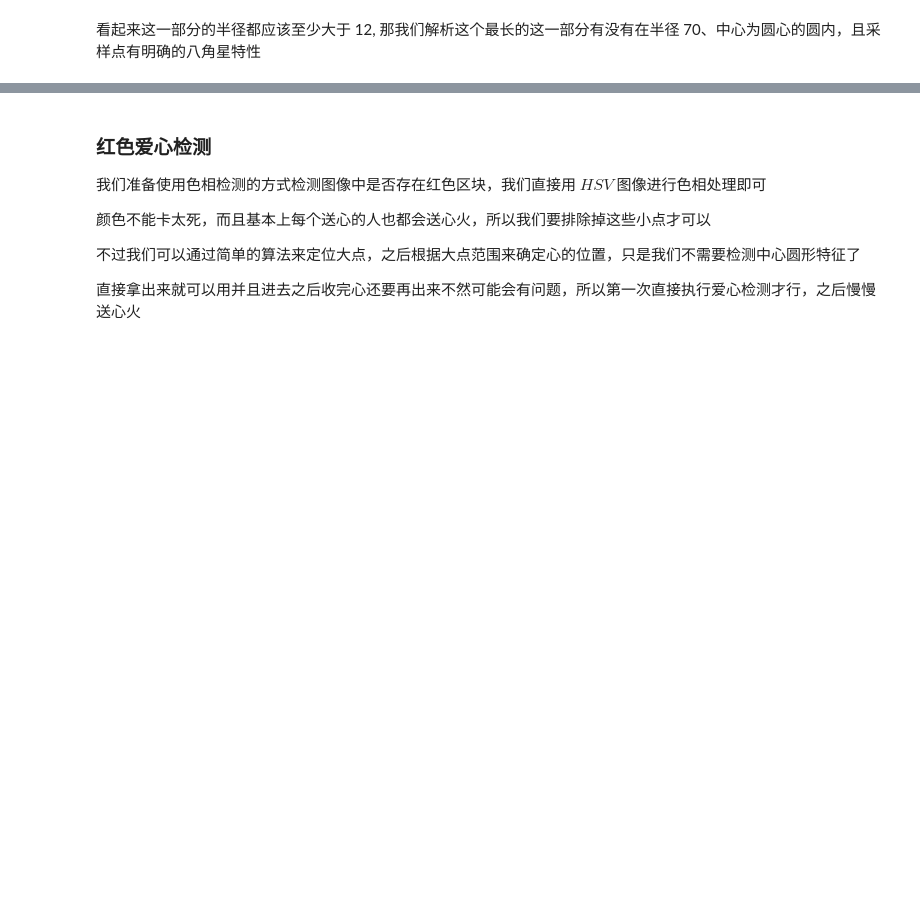
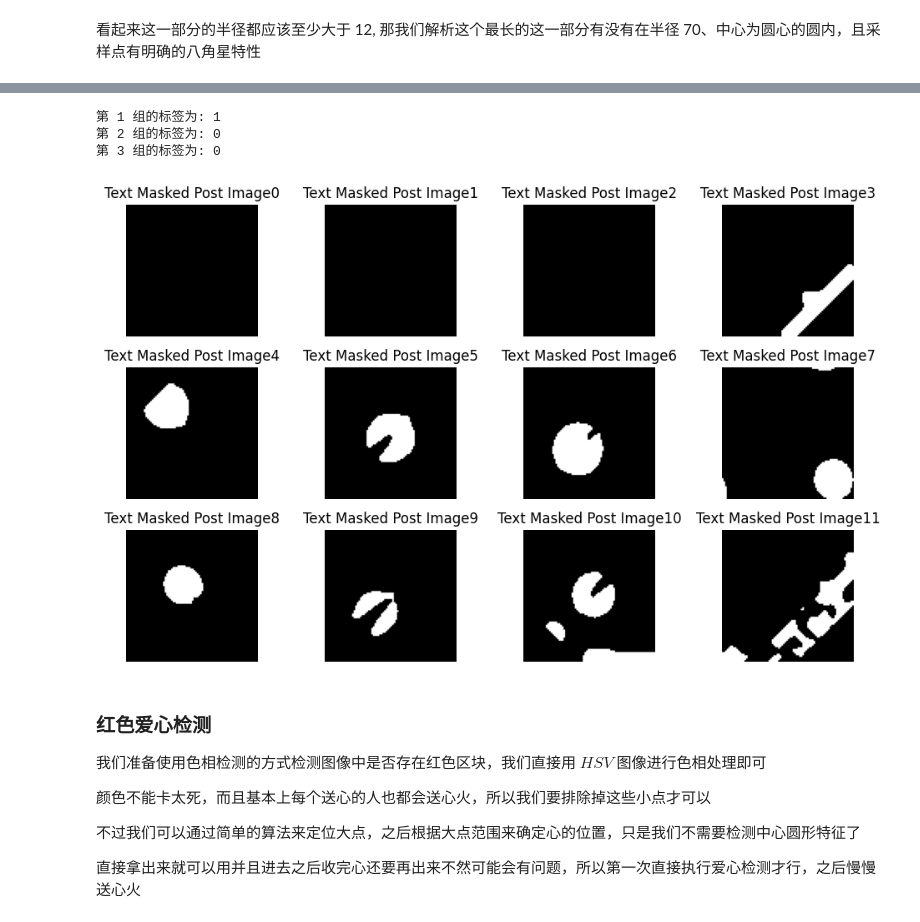
Before and after one commit to hhhhc-da/sky-auto-collect, a Jupyter notebook: heart/heart-image.ipynb, the cells around one changed output, grey strips where cells are left out. Drawn from its saved outputs; the diff is of its cells as text; code cells hidden in the pictures; blank space fills up the shorter version.

```diff
--- a/heart/heart-image.ipynb
+++ b/heart/heart-image.ipynb
@@ -923,3 +932,33 @@ plt.show()
+# %%
+# 建立四个矩形选区, 如果有部分没有白色区域那么我们就认为它不是我们要找的
+bound = 15
+split_post = [[img_post[bound:112-bound, bound:112-bound], img_post[bound:112-bound, 112+bound:224-bound], img_post[112+bound:224-bound, bound:112-bound], img_post[112+bound:224-bound, 112+bound:224-bound]] for img_post in diff_post]
+
+labels = []
+for group in split_post:
+    all_zero = False
+    for img in group:
+        if np.all(img == 0):
+            all_zero = True
+            break
+    labels.append(1 if all_zero else 0)
+
+for i, label in enumerate(labels):
+    print(f"第 {i + 1} 组的标签为: {label}")
+
+fig, axes = plt.subplots(len(split_post), 4, figsize=(10, 2*len(split_post)))
+for i, ax in enumerate(axes.flatten()):
+    if i < len(split_post)*4:
+        ax.imshow(split_post[i//4][i%4], cmap='gray')
+        ax.set_title('Text Masked Post Image{}'.format(i))
+    ax.axis('off')
+plt.tight_layout()
+plt.show()
+# %% [output]
+第 1 组的标签为: 1
+第 2 组的标签为: 0
+第 3 组的标签为: 0
+[figure, added]
 # %% [markdown]
 ### __红色爱心检测__
 我们准备使用色相检测的方式检测图像中是否存在红色区块，我们直接用 $HSV$ 图像进行色相处理即可
```
Also changed, not shown: parts of 4 cells of this notebook, 1 other file.
